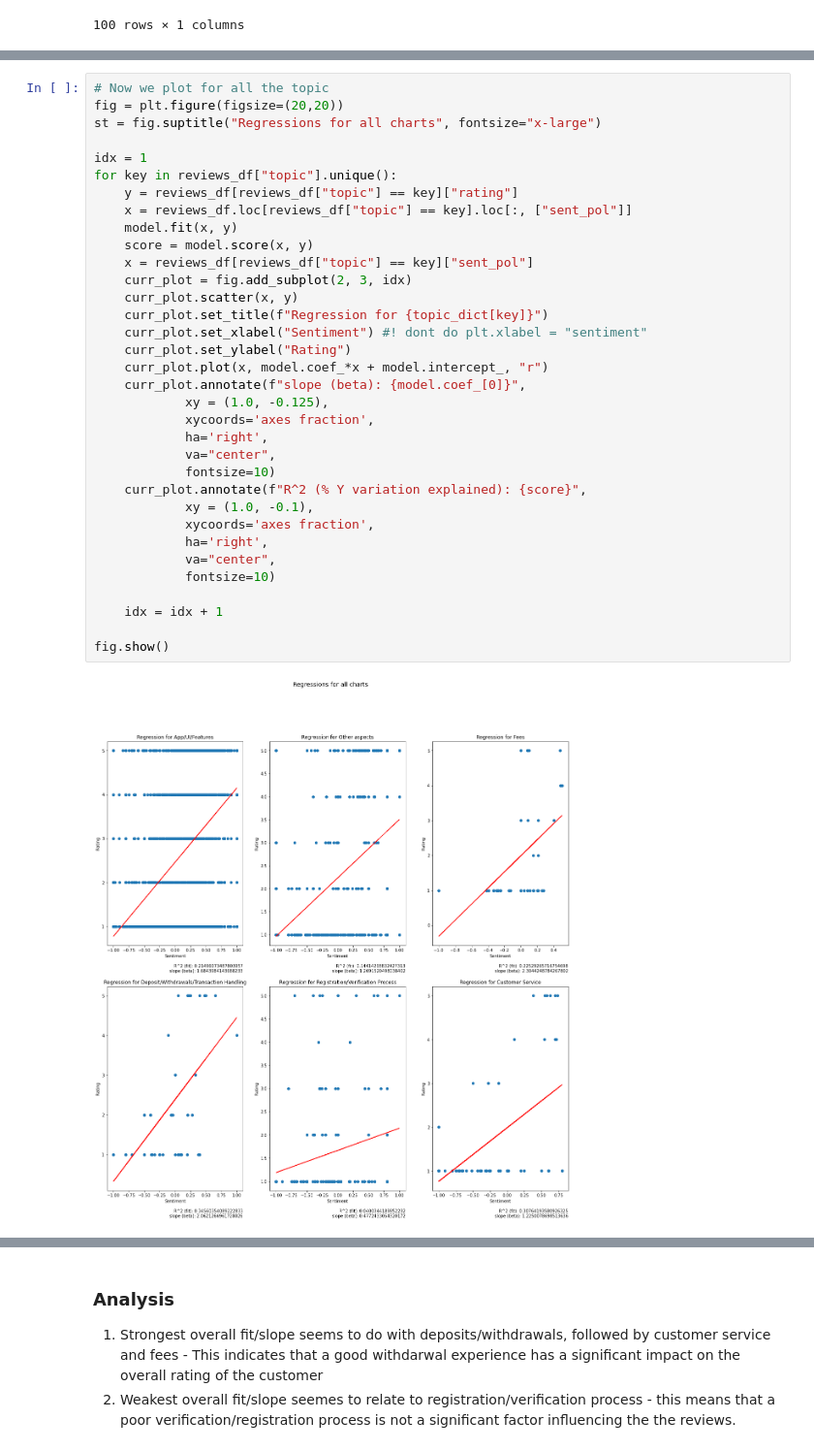
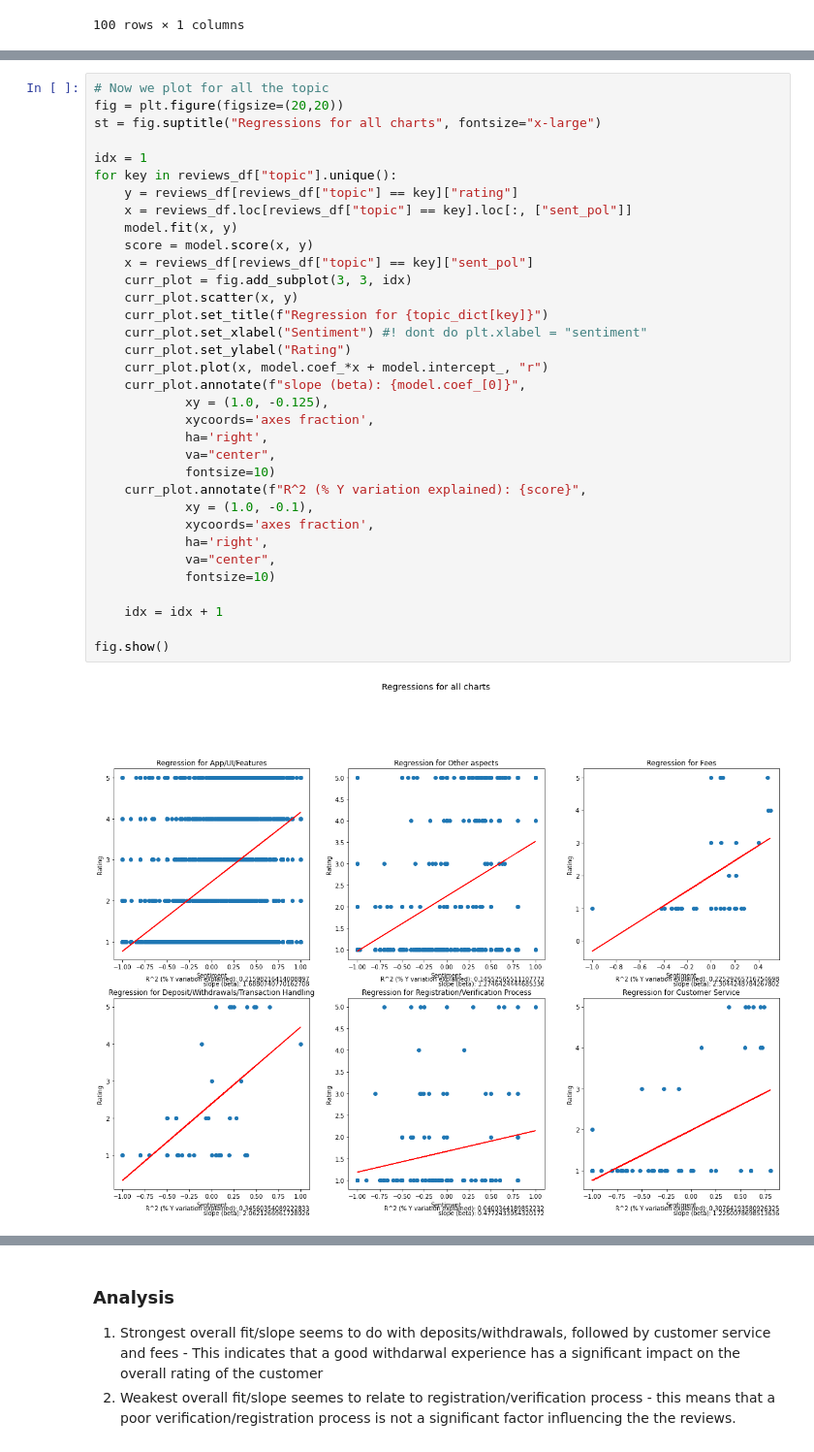
Before and after one commit to toxicpuzzle/winter-usyd-research-2022, a Jupyter notebook: sent_crypto.ipynb, the cells around one changed output, grey strips where cells are left out. Shown at 97% size. Saved outputs shown, nothing was run; the diff lists cells and outputs as text.

```diff
--- a/sent_crypto.ipynb
+++ b/sent_crypto.ipynb
@@ -426,32 +453,32 @@ st = fig.suptitle("Regressions for all charts", fontsize="x-large")
 
 idx = 1
 for key in reviews_df["topic"].unique():
     y = reviews_df[reviews_df["topic"] == key]["rating"]
     x = reviews_df.loc[reviews_df["topic"] == key].loc[:, ["sent_pol"]]
     model.fit(x, y)
     score = model.score(x, y)
     x = reviews_df[reviews_df["topic"] == key]["sent_pol"]
-    curr_plot = fig.add_subplot(2, 3, idx)
+    curr_plot = fig.add_subplot(3, 3, idx)
     curr_plot.scatter(x, y)
     curr_plot.set_title(f"Regression for {topic_dict[key]}")
     curr_plot.set_xlabel("Sentiment") #! dont do plt.xlabel = "sentiment"
     curr_plot.set_ylabel("Rating")
     curr_plot.plot(x, model.coef_*x + model.intercept_, "r")
     curr_plot.annotate(f"slope (beta): {model.coef_[0]}",
             xy = (1.0, -0.125),
             xycoords='axes fraction',
             ha='right',
             va="center",
             fontsize=10)
     curr_plot.annotate(f"R^2 (% Y variation explained): {score}",
             xy = (1.0, -0.1),
             xycoords='axes fraction',
             ha='right',
             va="center",
             fontsize=10)
 
     idx = idx + 1
 
 fig.show()
 # %% [output]
-[figure, old version]
+[figure, new version]
```
Also changed, not shown: parts of 18 cells of this notebook, 5 other files.
